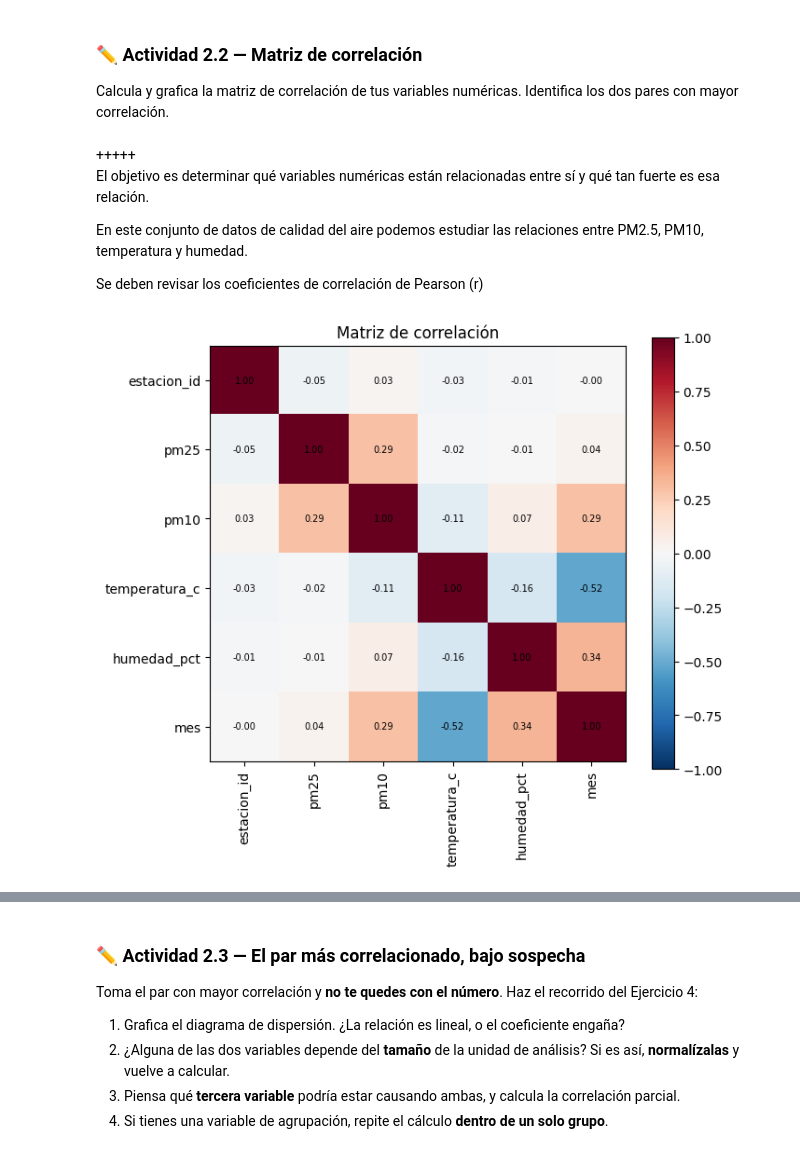
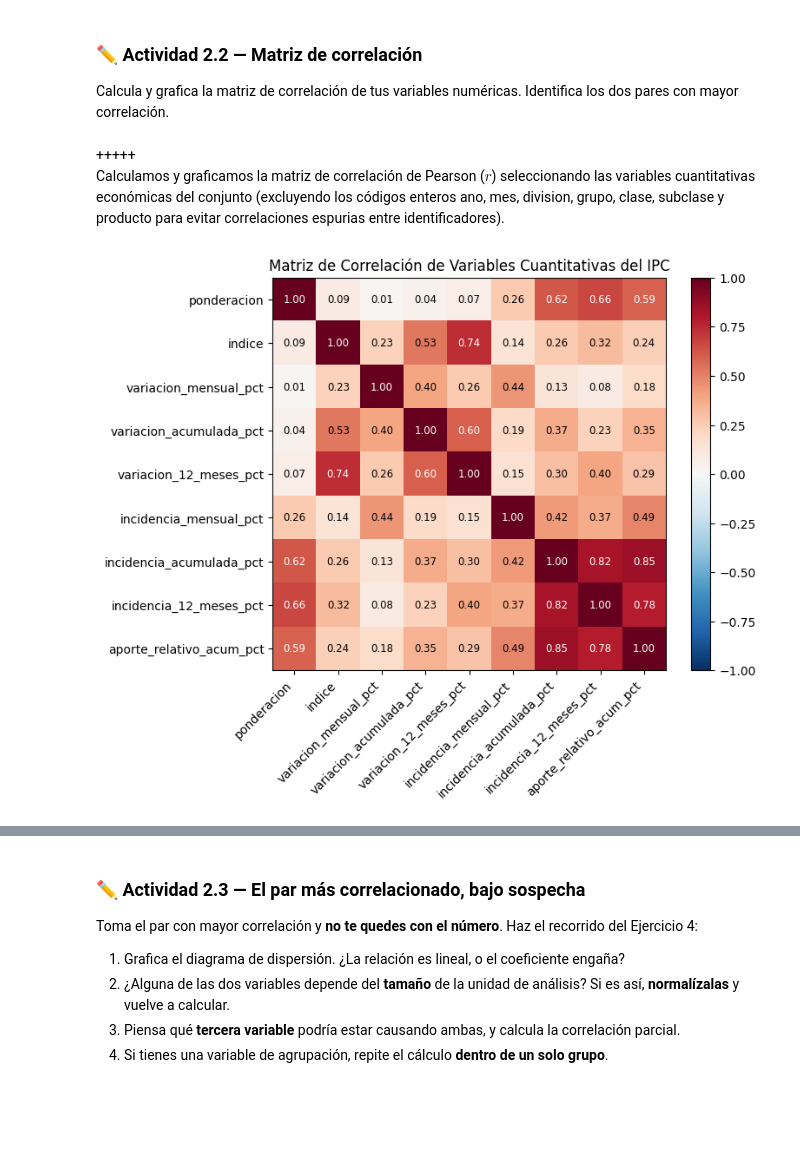
Before and after one commit to frandresst-wq/Proyecto-de-Ciencia-de-Datos, a Jupyter notebook: S3_Entrega2_SOTO_FRANCO.ipynb, the cells around one changed output, grey strips where cells are left out. Cells and saved outputs as stored; diff of their text form; code cells hidden in the pictures; blank space fills up the shorter version.

```diff
--- a/S3_Entrega2_SOTO_FRANCO.ipynb
+++ b/S3_Entrega2_SOTO_FRANCO.ipynb
@@ -479,23 +479,46 @@ display(tabla_div_ordenada)
 ### ✏️ Actividad 2.2 — Matriz de correlación
 
 Calcula y grafica la matriz de correlación de tus variables numéricas. Identifica los dos pares con mayor correlación.
-# %% [markdown]
-+++++\
-El objetivo es determinar qué variables numéricas están relacionadas entre sí y qué tan fuerte es esa relación.
-
-En este conjunto de datos de calidad del aire podemos estudiar las relaciones entre PM2.5, PM10, temperatura y humedad.
-
-Se deben revisar los coeficientes de correlación de Pearson (r)
+# %% [markdown]
++++++\
+Calculamos y graficamos la matriz de correlación de Pearson ($r$) seleccionando las variables cuantitativas económicas del conjunto (excluyendo los códigos enteros ano, mes, division, grupo, clase, subclase y producto para evitar correlaciones espurias entre identificadores).
 # %%
-corr = df.select_dtypes(include='number').corr()
+# Seleccionamos únicamente las variables cuantitativas continuas relevantes
+variables_corr = [
+    'ponderacion',
+    'indice',
+    'variacion_mensual_pct',
+    'variacion_acumulada_pct',
+    'variacion_12_meses_pct',
+    'incidencia_mensual_pct',
+    'incidencia_acumulada_pct',
+    'incidencia_12_meses_pct',
+    'aporte_relativo_acum_pct',
+]
+corr = df[variables_corr].corr()
 
-fig, ax = plt.subplots(figsize=(7, 6))
+fig, ax = plt.subplots(figsize=(8, 6.5))
 im = ax.imshow(corr, cmap='RdBu_r', vmin=-1, vmax=1)
-ax.set_xticks(range(len(corr))); ax.set_xticklabels(corr.columns, rotation=90)
-ax.set_yticks(range(len(corr))); ax.set_yticklabels(corr.columns)
+ax.set_xticks(range(len(corr)))
+ax.set_xticklabels(corr.columns, rotation=45, ha='right')
+ax.set_yticks(range(len(corr)))
+ax.set_yticklabels(corr.columns)
+
 for i in range(len(corr)):
-    for j in range(len(corr)):
-        ax.text(j, i, f'{corr.iloc[i, j]:.2f}', ha='center', va='center', fontsize=7)
-plt.colorbar(im); plt.title('Matriz de correlación'); plt.tight_layout(); plt.show()
+  for j in range(len(corr)):
+    ax.text(
+        j,
+        i,
+        f'{corr.iloc[i, j]:.2f}',
+        ha='center',
+        va='center',
+        fontsize=8.5,
+        color='white' if abs(corr.iloc[i, j]) > 0.55 else 'black',
+    )
+
+plt.colorbar(im)
+plt.title('Matriz de Correlación de Variables Cuantitativas del IPC')
+plt.tight_layout()
+plt.show()
 # %% [output]
-[figure, old version]
+[figure, new version]
```
Also changed, not shown: parts of 18 cells of this notebook.
